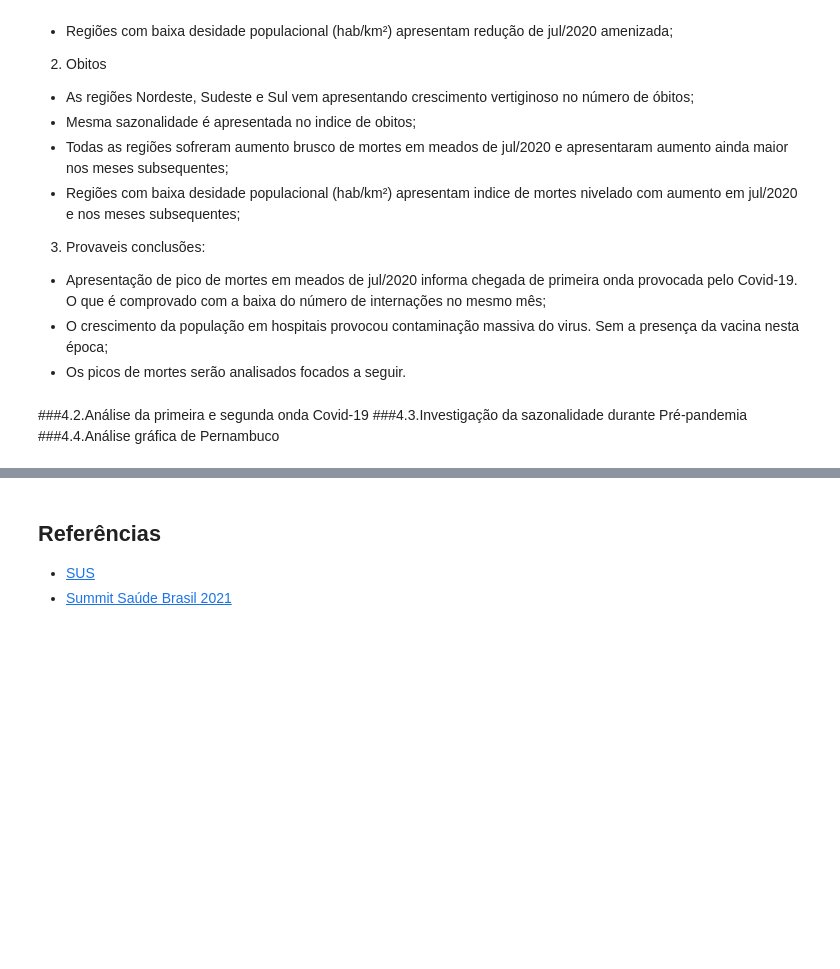
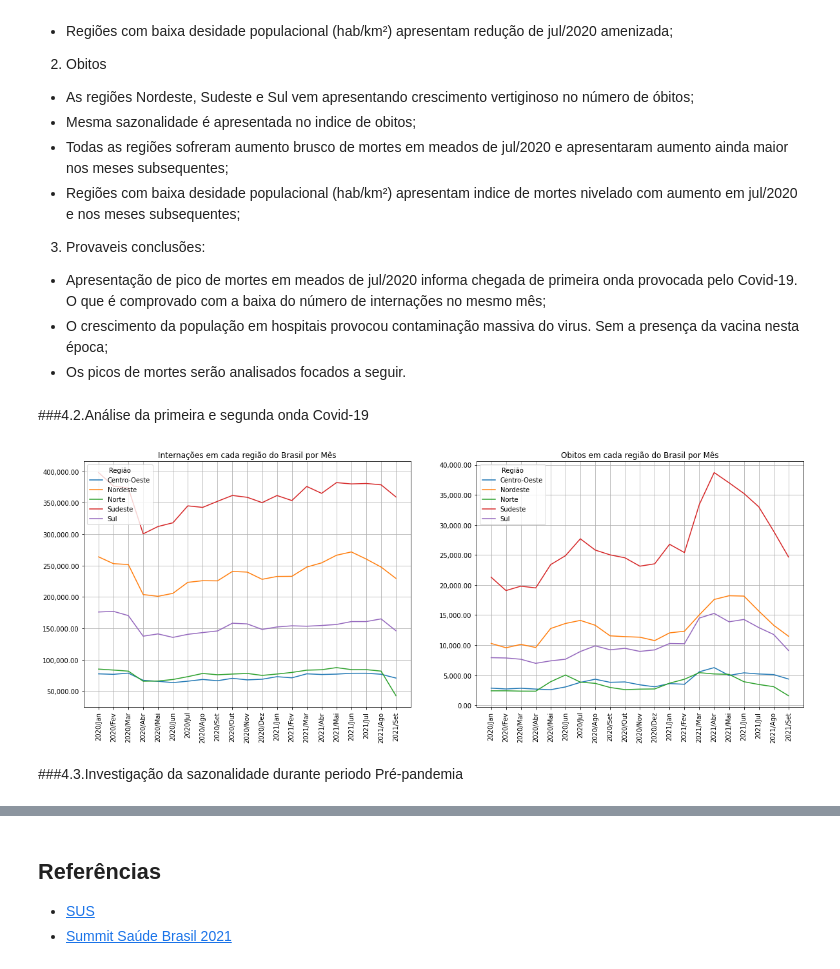
Before and after one commit to VitorFRodrigues/Data-Science-Bootcamp, a Jupyter notebook: Proj01/Bootcamp_Proj_01.ipynb, the cells around one changed output, grey strips where cells are left out. Cells and saved outputs as stored; diff of their text form; code cells hidden in the pictures; blank space fills up the shorter version.

```diff
--- a/Proj01/Bootcamp_Proj_01.ipynb
+++ b/Proj01/Bootcamp_Proj_01.ipynb
@@ -105,4 +107,5 @@ for i in range(len(UFs)):
   else:
     regiao.append('Centro-Oeste')
 UFs["Região"] = regiao
-UFs
+internacoes["Unidade da Federação"] = UFs[1]
+obitos["Unidade da Federação"] = UFs[1]
@@ -132,10 +117,6 @@ internacoes = internacoes.set_index("Unidade da Federação")
 internacoes = internacoes.drop('Total', axis=1)
 obitos = obitos.set_index("Unidade da Federação")
 obitos = obitos.drop('Total', axis=1)
-# %%
-internacoes = internacoes.replace('-', '0')
-obitos = obitos.replace('-', '0')
-
-for i in internacoes.columns:
-  internacoes[i] = internacoes[i].astype(float)
-  obitos[i] = obitos[i].astype(float)
+# %%
+internacoes = internacoes.replace('-', np.nan).astype('float64')
+obitos = obitos.replace('-', np.nan).astype('float64')
@@ -180,5 +169,24 @@ Análise dos gráficos:
   - Os picos de mortes serão analisados focados a seguir.
 # %% [markdown]
 ###4.2.Análise da primeira e segunda onda Covid-19
-###4.3.Investigação da sazonalidade durante Pré-pandemia
-###4.4.Análise gráfica de Pernambuco
+# %%
+colunas_interessadas = obitos.columns[144:]
+
+fig, axes = plt.subplots(nrows=1, ncols=2)
+
+internacoes[colunas_interessadas].groupby('Região').sum().T.plot(ax=axes[0], figsize=(20,7), grid=True)
+axes[0].yaxis.set_major_formatter(ticker.StrMethodFormatter("{x:,.2f}"))
+axes[0].set_title("Internações em cada região do Brasil por Mês")
+axes[0].set_xticks(range(len(colunas_interessadas[:-1])))
+axes[0].set_xticklabels(colunas_interessadas[:-1].tolist(), rotation=90)
+
+obitos[colunas_interessadas].groupby('Região').sum().T.plot(ax=axes[1], figsize=(20,7), grid=True)
+axes[1].set_title("Obitos em cada região do Brasil por Mês")
+axes[1].yaxis.set_major_formatter(ticker.StrMethodFormatter("{x:,.2f}"))
+axes[1].set_xticks(range(len(colunas_interessadas[:-1])))
+axes[1].set_xticklabels(colunas_interessadas[:-1].tolist(), rotation=90)
+plt.show()
+# %% [output]
+[figure, added]
+# %% [markdown]
+###4.3.Investigação da sazonalidade durante periodo Pré-pandemia
```
Also changed, not shown: parts of 16 cells of this notebook.
